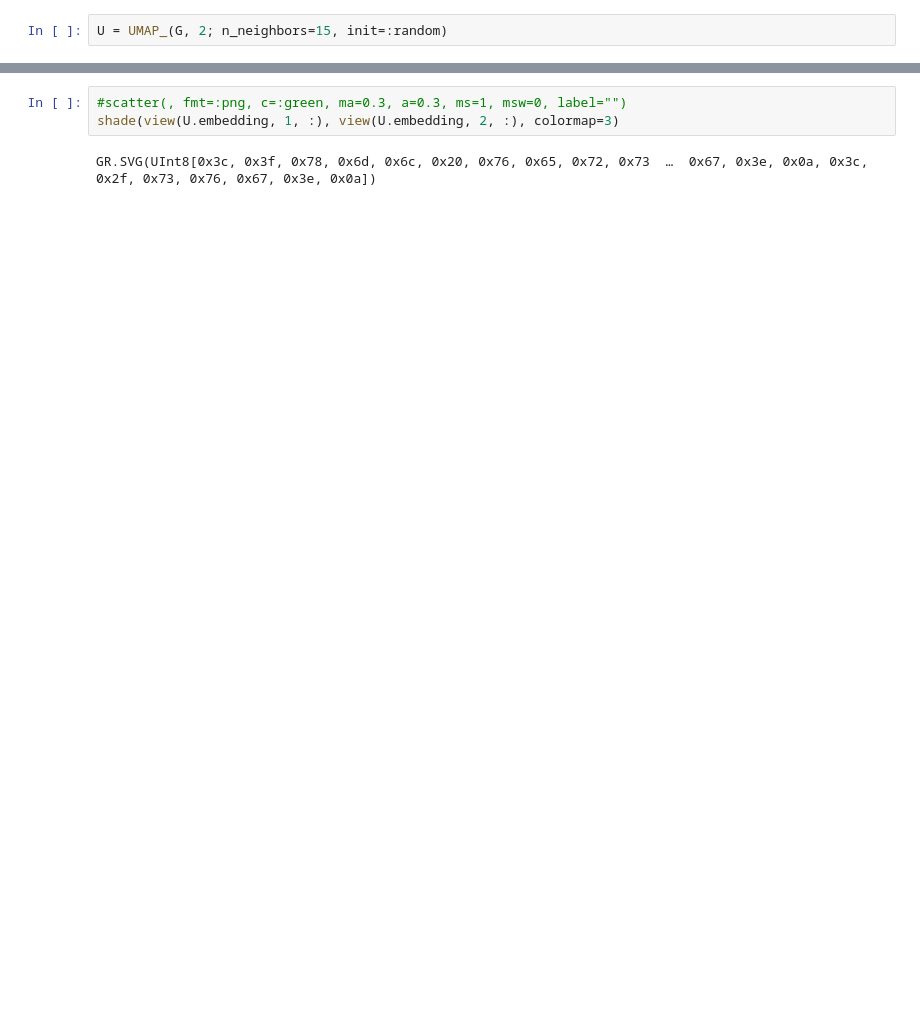
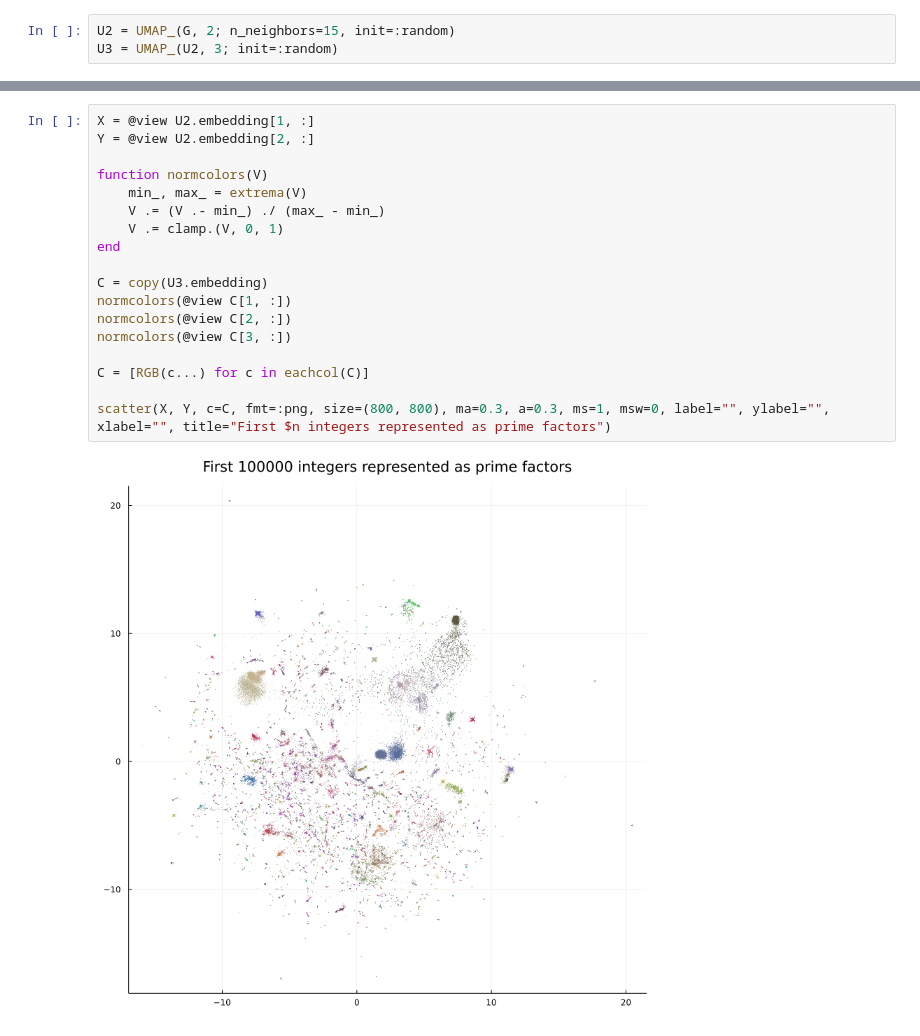
Before and after one commit to sadit/SimilaritySearchDemos, a Jupyter notebook: synthetic/primes-umap.ipynb, the cells around one changed output, grey strips where cells are left out. Cells and saved outputs as stored; diff of their text form; blank space fills up the shorter version.

Commit message:
prime numbers

```diff
--- a/synthetic/primes-umap.ipynb
+++ b/synthetic/primes-umap.ipynb
@@ -82,3 +89,4 @@ IJulia.clear_output()
 # %%
-U = UMAP_(G, 2; n_neighbors=15, init=:random)
+U2 = UMAP_(G, 2; n_neighbors=15, init=:random)
+U3 = UMAP_(U2, 3; init=:random)
 # %% [output]
@@ -104,5 +112,20 @@ UMAP_{SparseMatrixCSC{Float32, Int32}, Matrix{Float32}, SearchGraph{CosineDistan
-# %%
-#scatter(, fmt=:png, c=:green, ma=0.3, a=0.3, ms=1, msw=0, label="")
-shade(view(U.embedding, 1, :), view(U.embedding, 2, :), colormap=3)
-# %% [output]
-GR.SVG(UInt8[0x3c, 0x3f, 0x78, 0x6d, 0x6c, 0x20, 0x76, 0x65, 0x72, 0x73  …  0x67, 0x3e, 0x0a, 0x3c, 0x2f, 0x73, 0x76, 0x67, 0x3e, 0x0a])
+# %%
+X = @view U2.embedding[1, :]
+Y = @view U2.embedding[2, :]
+
+function normcolors(V)
+    min_, max_ = extrema(V)
+    V .= (V .- min_) ./ (max_ - min_)
+    V .= clamp.(V, 0, 1)
+end
+
+C = copy(U3.embedding)
+normcolors(@view C[1, :])
+normcolors(@view C[2, :])
+normcolors(@view C[3, :])
+
+C = [RGB(c...) for c in eachcol(C)]
+
+scatter(X, Y, c=C, fmt=:png, size=(800, 800), ma=0.3, a=0.3, ms=1, msw=0, label="", ylabel="", xlabel="", title="First $n integers represented as prime factors")
+# %% [output]
+[figure, added]
```
Also changed, not shown: parts of 11 cells of this notebook, 1 other file.
